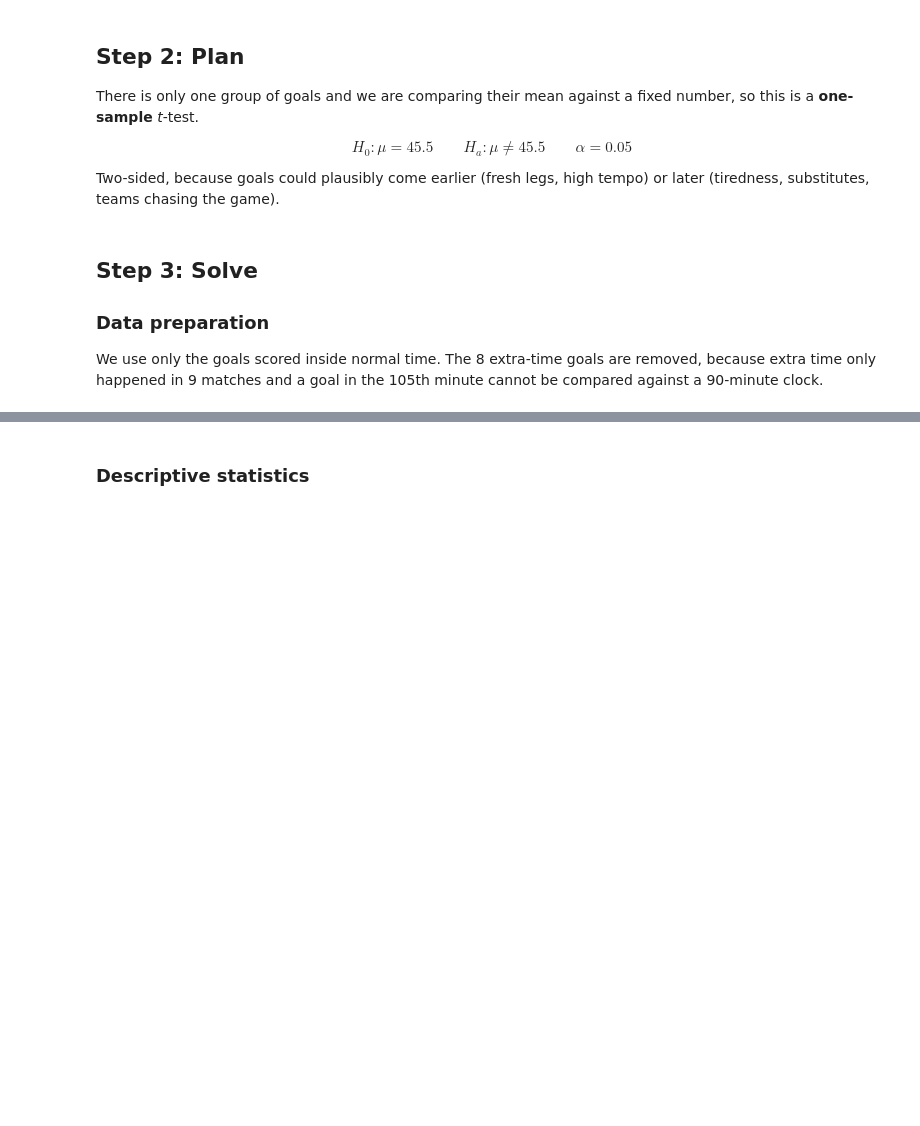
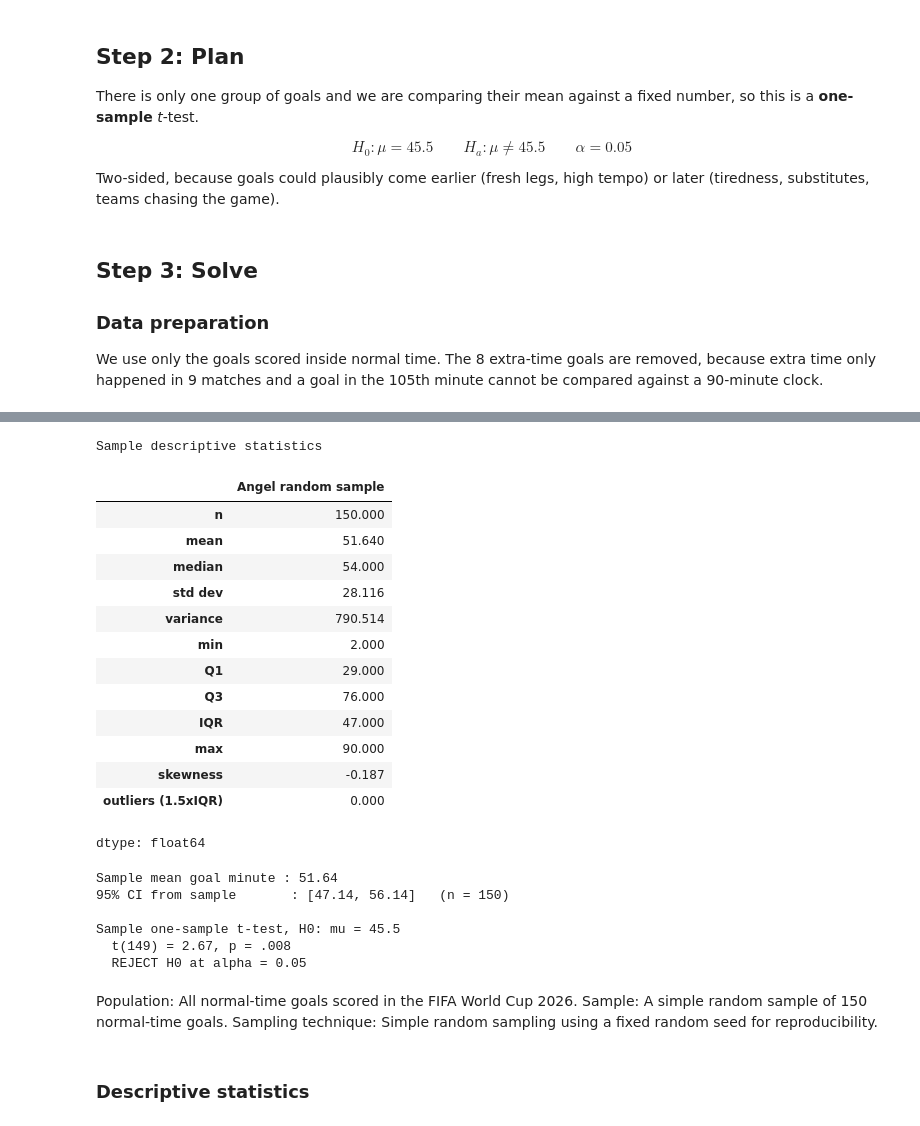
Before and after one commit to Akash157-CR7/HIT140-FOUNDATIONS-OF-DATA-SCIENCE-WC2026-analysis, a Jupyter notebook: WC2026_Analysis.ipynb, the cells around one changed output, grey strips where cells are left out. Cells and saved outputs as stored; diff of their text form; code cells hidden in the pictures; blank space fills up the shorter version.

```diff
--- a/WC2026_Analysis.ipynb
+++ b/WC2026_Analysis.ipynb
@@ -422,0 +430,22 @@ Name: minute, dtype: int64
+# %%
+# ### Population and Sampling
+#
+# Population: all 300 normal-time goals recorded in the FIFA World Cup 2026.
+# Unit of analysis: one goal event.
+#
+# The complete tournament data are retained for the main analysis.
+# To demonstrate simple random sampling, we also draw a reproducible
+# random sample from the population.
+
+angel_population = normal_time["minute"].dropna()
+
+angel_sample = angel_population.sample(
+    n=150,
+    random_state=42
+)
+
+print("Population size :", len(angel_population))
+print("Sample size     :", len(angel_sample))
+print("Sampling method : Simple random sampling")
+print(f"Population mean : {angel_population.mean():.2f}")
+print(f"Sample mean     : {angel_sample.mean():.2f}")
@@ -423,3 +464,40 @@ Name: minute, dtype: int64
+# %%
+print("Sample descriptive statistics")
+display(describe(angel_sample, "Angel random sample").round(3))
+
+sample_mean, sample_low, sample_high, sample_n = confidence_interval(angel_sample)
+print(f"\nSample mean goal minute : {sample_mean:.2f}")
+print(f"95% CI from sample       : [{sample_low:.2f}, {sample_high:.2f}]   (n = {sample_n})")
+
+sample_t, sample_df, sample_p = one_sample_t(angel_sample, 45.5)
+print("\nSample one-sample t-test, H0: mu = 45.5")
+report(sample_t, sample_df, sample_p)
+# %% [output]
+Sample descriptive statistics
+|  | Angel random sample |
+| n | 150.000 |
+| mean | 51.640 |
+| median | 54.000 |
+| std dev | 28.116 |
+| variance | 790.514 |
+| min | 2.000 |
+| Q1 | 29.000 |
+| Q3 | 76.000 |
+| IQR | 47.000 |
+| max | 90.000 |
+| skewness | -0.187 |
+| outliers (1.5xIQR) | 0.000 |
+dtype: float64
+Sample mean goal minute : 51.64
+95% CI from sample       : [47.14, 56.14]   (n = 150)
+
+Sample one-sample t-test, H0: mu = 45.5
+  t(149) = 2.67, p = .008
+  REJECT H0 at alpha = 0.05
+# %% [markdown]
+Population: All normal-time goals scored in the FIFA World Cup 2026.
+Sample: A simple random sample of 150 normal-time goals.
+Sampling technique: Simple random sampling using a fixed random seed for reproducibility.
 # %% [markdown]
 ### Descriptive statistics
 # %%
```
Also changed, not shown: parts of 16 cells of this notebook.
